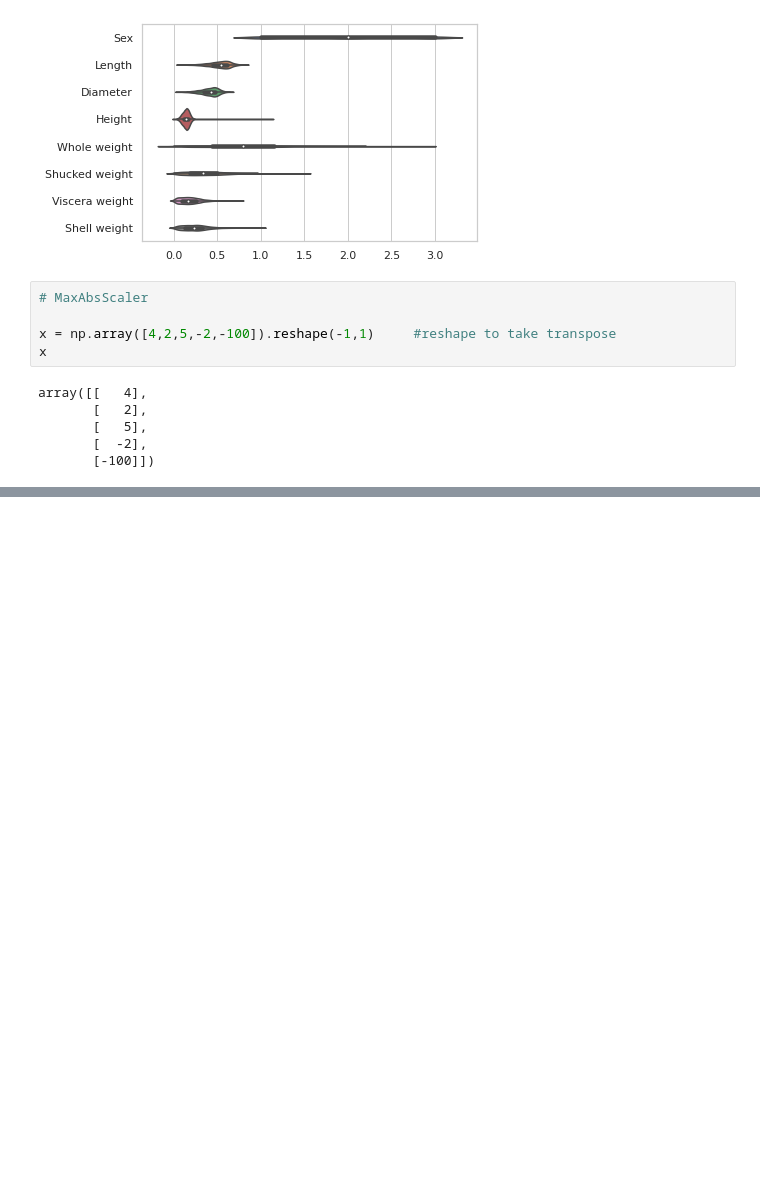
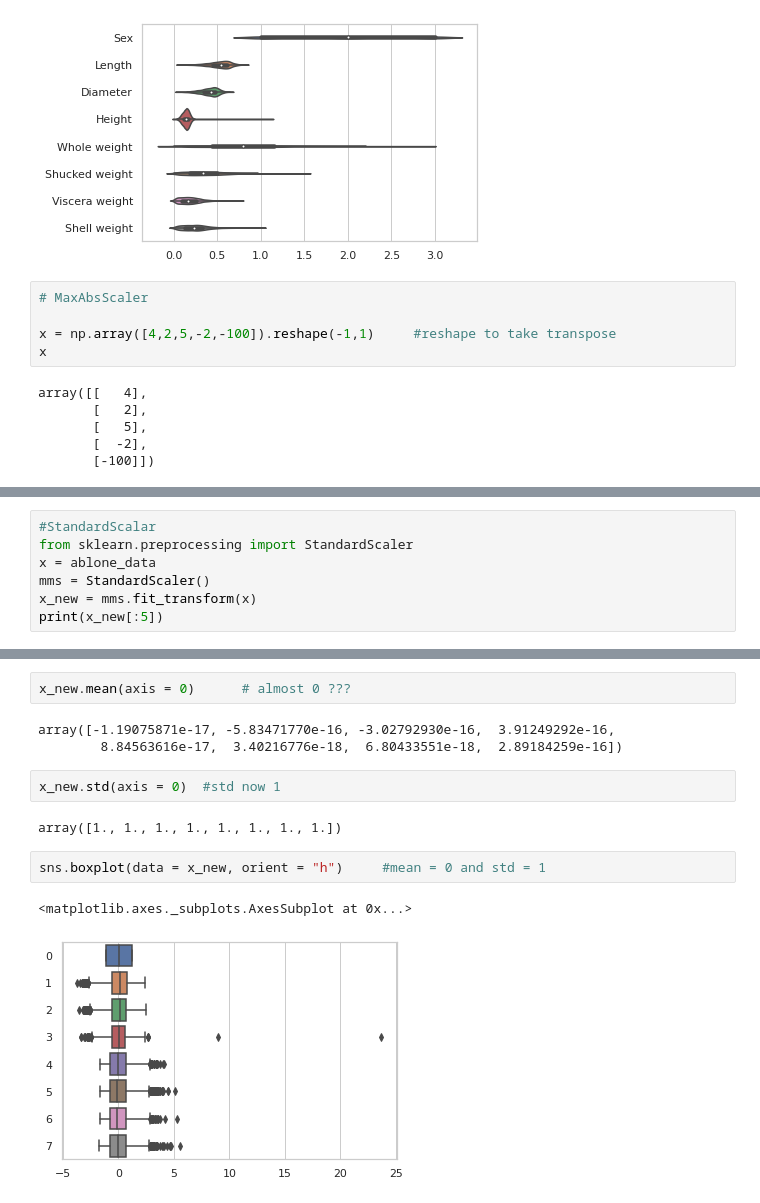
Before and after one commit to sidisha17/TestRepo, a Jupyter notebook: Data_preprocessing.ipynb, the cells around one changed output, grey strips where cells are left out. Cells and saved outputs as stored; diff of their text form; blank space fills up the shorter version.

```diff
--- a/Data_preprocessing.ipynb
+++ b/Data_preprocessing.ipynb
@@ -244,0 +285,7 @@ array([[   4],
+# %%
+#StandardScalar
+from sklearn.preprocessing import StandardScaler
+x = ablone_data
+mms = StandardScaler()
+x_new = mms.fit_transform(x)
+print(x_new[:5])
@@ -244,0 +303,14 @@ array([[   4],
+# %%
+x_new.mean(axis = 0)      # almost 0 ???
+# %% [output]
+array([-1.19075871e-17, -5.83471770e-16, -3.02792930e-16,  3.91249292e-16,
+        8.84563616e-17,  3.40216776e-18,  6.80433551e-18,  2.89184259e-16])
+# %%
+x_new.std(axis = 0)  #std now 1
+# %% [output]
+array([1., 1., 1., 1., 1., 1., 1., 1.])
+# %%
+sns.boxplot(data = x_new, orient = "h")     #mean = 0 and std = 1
+# %% [output]
+<matplotlib.axes._subplots.AxesSubplot at 0x...>
+[figure, added]
```
Also changed, not shown: parts of 4 cells of this notebook.
